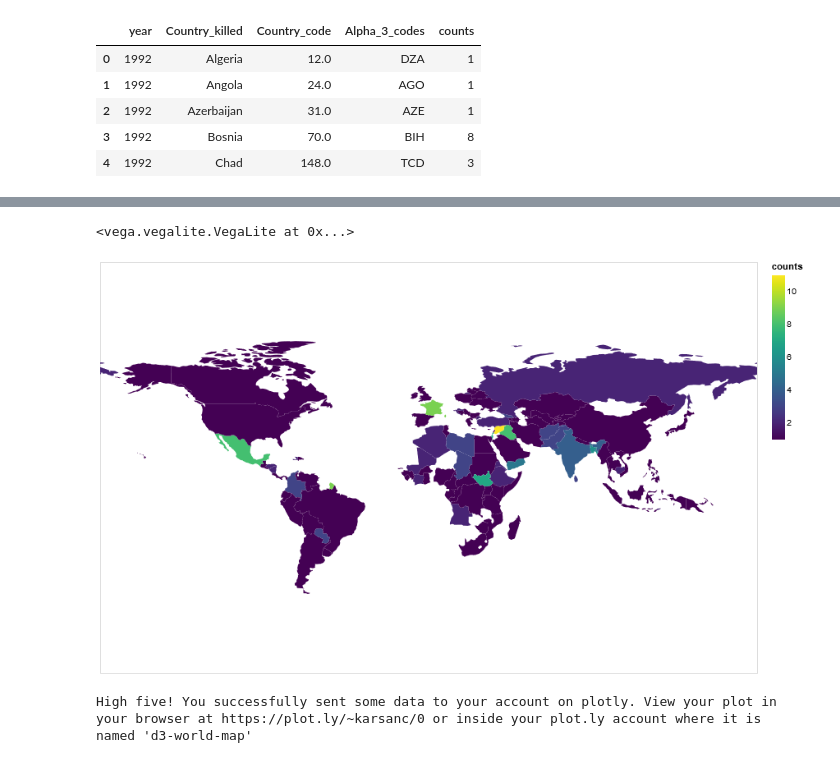
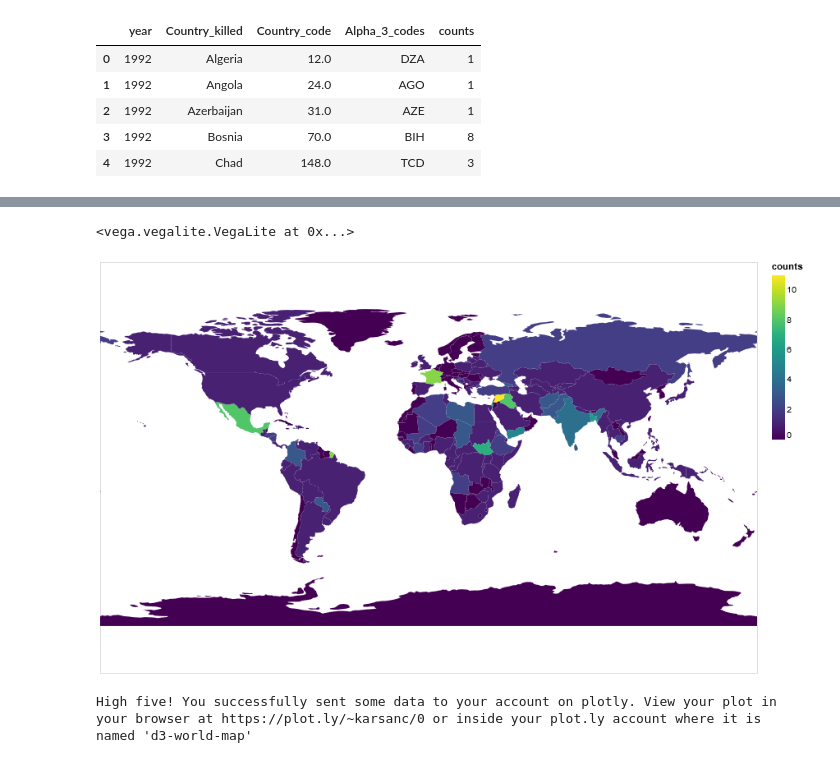
Before and after one commit to seashiva94/data_viz_project, a Jupyter notebook: mapColor.ipynb, the cells around one changed output, grey strips where cells are left out. Saved outputs shown, nothing was run; the diff lists cells and outputs as text; code cells hidden in the pictures.

```diff
--- a/mapColor.ipynb
+++ b/mapColor.ipynb
@@ -34,5 +34,5 @@ df = pd.read_html(str(table))[0]
 df = df.drop(0)
 
 df.iloc[0][0] = "004"
-df.columns = ["Country_code", "Country"]
+df.columns = ["Country_code", "Country_killed"]
 df['Country_code'] = df['Country_code'].astype(float)
@@ -64,0 +66,4 @@ counts_all = pd.merge(df, counts, on = 'Country_code', how='left')
+# %%
+counts_all.drop('Country_killed_y',inplace=True, axis=1)
+# %%
+counts_all = counts_all.fillna(0)
@@ -70,19 +85,19 @@ countries = alt.topo_feature(data_vega.world_110m.url, 'countries')
 # %%
 alt.Chart(countries).mark_geoshape().project(
     type='equirectangular'
 ).transform_lookup(
     lookup='id',
-    from_=alt.LookupData(counts_all, 'Country_code', ['Country_code','year','Country_killed','counts'])
+    from_=alt.LookupData(counts_all, 'Country_code', ['Country_code','year','Country_killed_x','counts'])
 ).encode(
     color='counts:Q',
-    tooltip=['Country_killed:N','counts:Q', 'year:Q']
+    tooltip=['Country_killed_x:N','counts:Q', 'year:Q']
 ).properties(
     width=800,
     height=500,
 )
 # %% [output]
 <vega.vegalite.VegaLite at 0x...>
-[figure, old version]
+[figure, new version]
 # %%
 import plotly.plotly as py
 import pandas as pd
```
Also changed, not shown: parts of 5 cells of this notebook.
